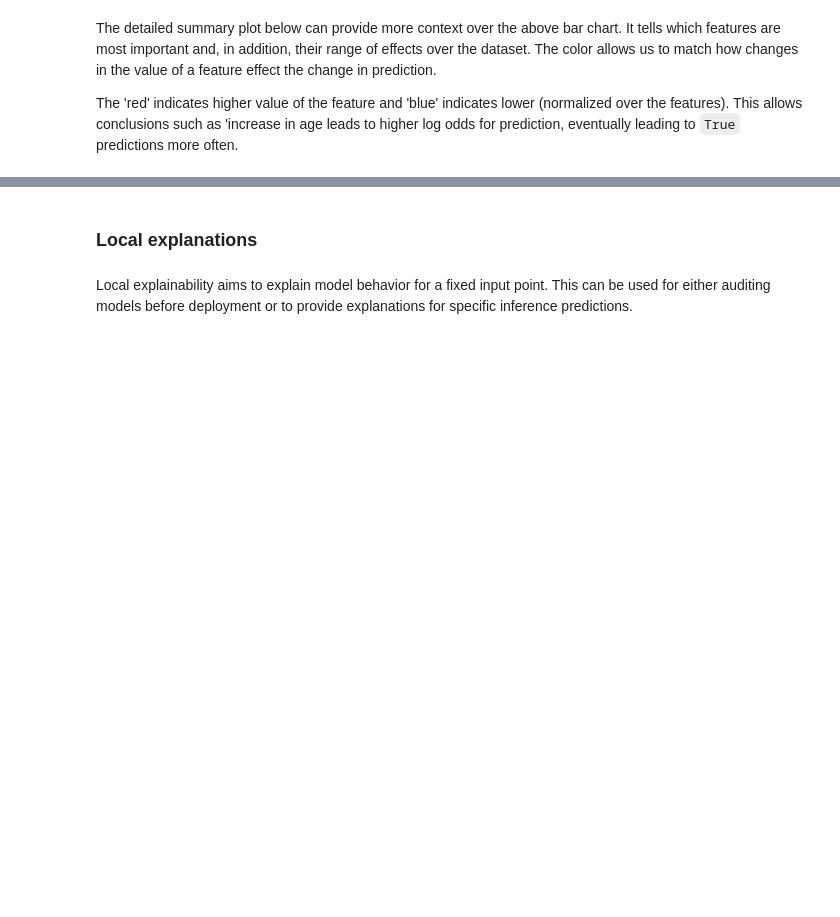
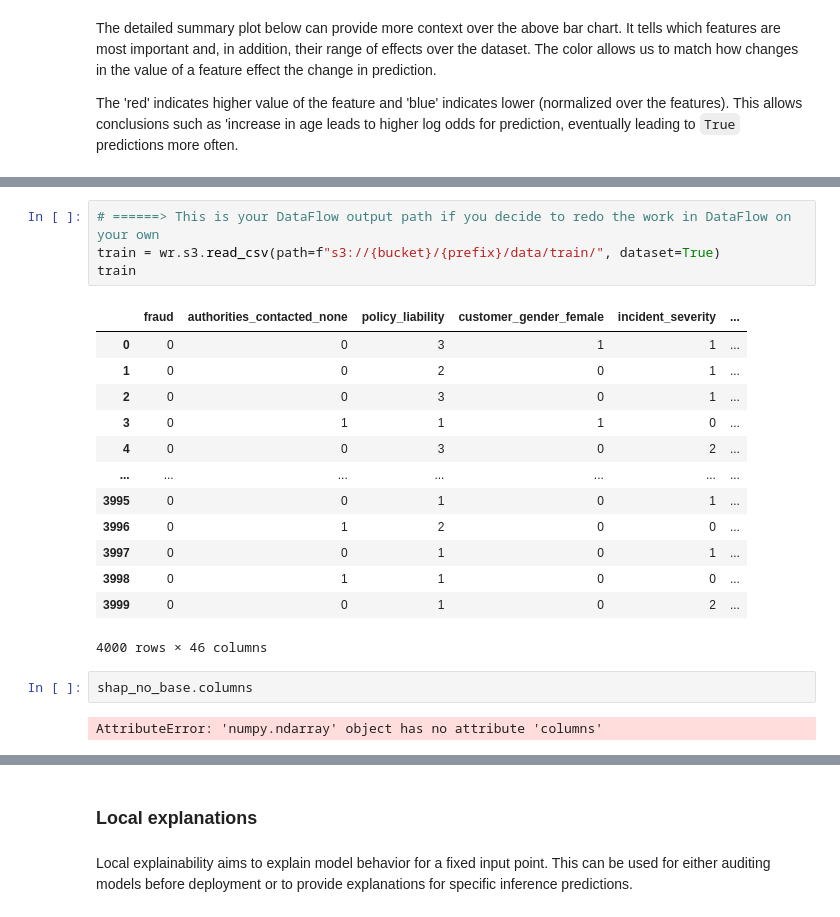
Before and after one commit to yiktol/mlt, a Jupyter notebook: 08-Debugger.ipynb, the cells around one changed output, grey strips where cells are left out. Cells and saved outputs as stored; diff of their text form; blank space fills up the shorter version.

```diff
--- a/08-Debugger.ipynb
+++ b/08-Debugger.ipynb
@@ -550,0 +500,22 @@ The 'red' indicates higher value of the feature and 'blue' indicates lower (norm
+# %%
+# ======> This is your DataFlow output path if you decide to redo the work in DataFlow on your own
+train = wr.s3.read_csv(path=f"s3://{bucket}/{prefix}/data/train/", dataset=True)
+train
+# %% [output]
+|  | fraud | authorities_contacted_none | policy_liability | customer_gender_female | incident_severity | ... |
+| 0 | 0 | 0 | 3 | 1 | 1 | ... |
+| 1 | 0 | 0 | 2 | 0 | 1 | ... |
+| 2 | 0 | 0 | 3 | 0 | 1 | ... |
+| 3 | 0 | 1 | 1 | 1 | 0 | ... |
+| 4 | 0 | 0 | 3 | 0 | 2 | ... |
+| ... | ... | ... | ... | ... | ... | ... |
+| 3995 | 0 | 0 | 1 | 0 | 1 | ... |
+| 3996 | 0 | 1 | 2 | 0 | 0 | ... |
+| 3997 | 0 | 0 | 1 | 0 | 1 | ... |
+| 3998 | 0 | 1 | 1 | 0 | 0 | ... |
+| 3999 | 0 | 0 | 1 | 0 | 2 | ... |
+4000 rows × 46 columns
+# %%
+shap_no_base.columns
+# %% [output]
+AttributeError: 'numpy.ndarray' object has no attribute 'columns'
```
Also changed, not shown: parts of 35 cells of this notebook, 14 other files.
